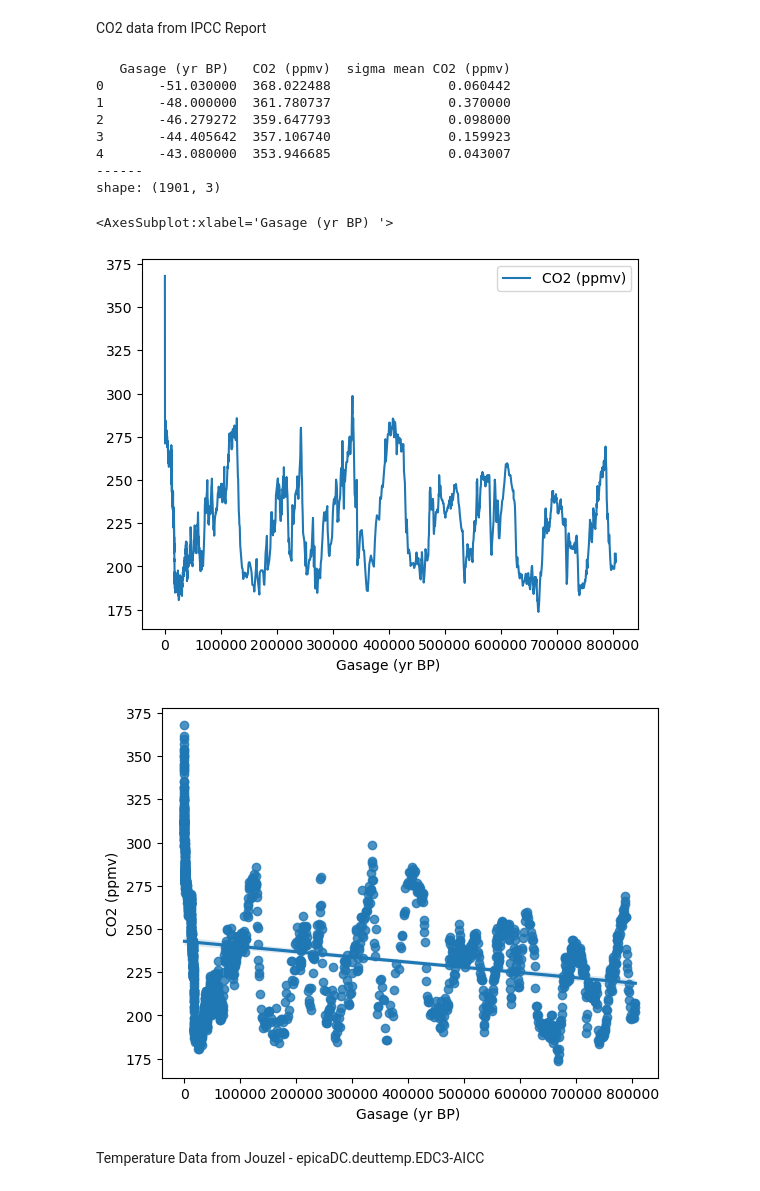
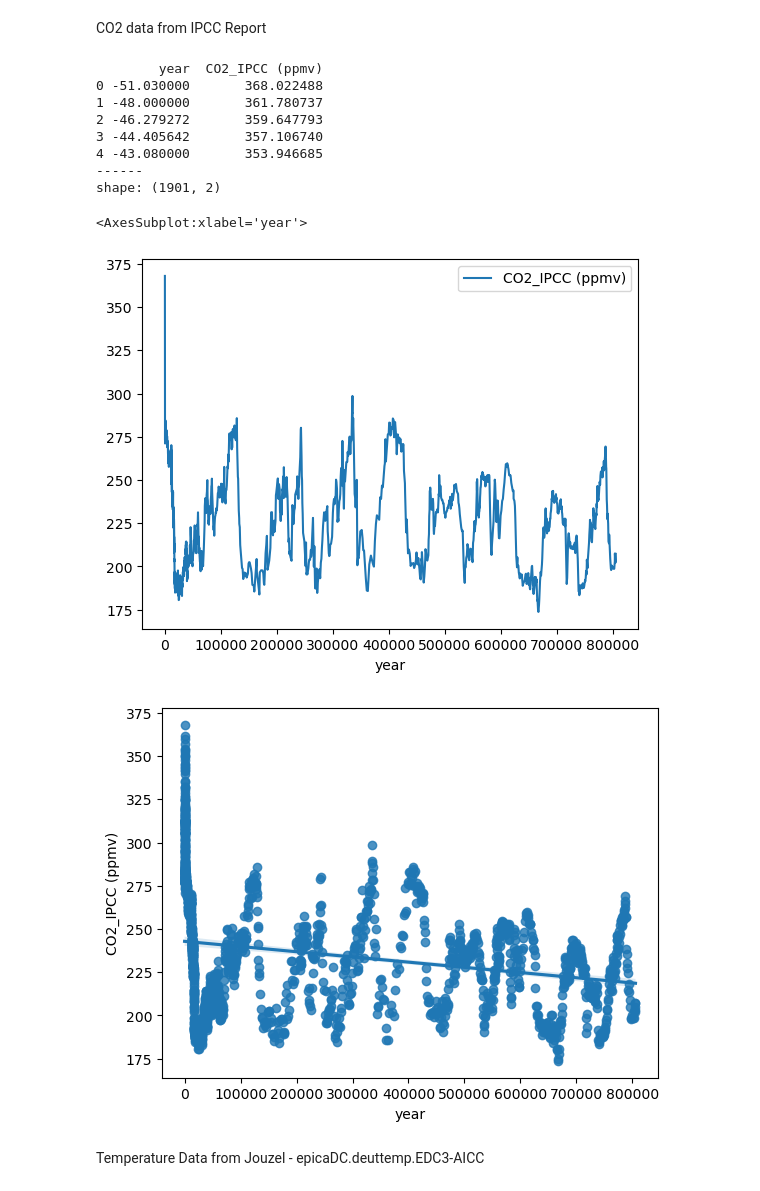
Before and after one commit to OlgaKnut/Programming-for-Data-Analysis-Project-2, a Jupyter notebook: pfda_project_2.ipynb, the cells around one changed output. Cells and saved outputs as stored; diff of their text form; code cells hidden in the pictures.

```diff
--- a/pfda_project_2.ipynb
+++ b/pfda_project_2.ipynb
@@ -49,29 +48,33 @@ CO2 data from IPCC Report
 # %%
 url = 'CO2 data from IPCC Report .xls'
 CO2_IPCC_df = pd.read_excel(url, sheet_name='CO2 Composite', skiprows=14)
+CO2_IPCC_df.drop('sigma mean CO2 (ppmv)', axis=1, inplace=True)
+
+CO2_IPCC_df.rename(columns={'Gasage (yr BP) ': 'year',
+'CO2 (ppmv)': 'CO2_IPCC (ppmv)'}, inplace=True)
 # %%
 print(CO2_IPCC_df.head())
 print("------")
 print("shape:", CO2_IPCC_df.shape)
 # %% [output]
-   Gasage (yr BP)   CO2 (ppmv)  sigma mean CO2 (ppmv)
-0       -51.030000  368.022488               0.060442
-1       -48.000000  361.780737               0.370000
-2       -46.279272  359.647793               0.098000
-3       -44.405642  357.106740               0.159923
-4       -43.080000  353.946685               0.043007
+        year  CO2_IPCC (ppmv)
+0 -51.030000       368.022488
+1 -48.000000       361.780737
+2 -46.279272       359.647793
+3 -44.405642       357.106740
+4 -43.080000       353.946685
 ------
-shape: (1901, 3)
+shape: (1901, 2)
 # %%
 
-CO2_IPCC_df.plot(x="Gasage (yr BP) ", y="CO2 (ppmv)")
+CO2_IPCC_df.plot(x="year", y="CO2_IPCC (ppmv)")
 # %% [output]
-<AxesSubplot:xlabel='Gasage (yr BP) '>
+<AxesSubplot:xlabel='year'>
-[figure, old version]
+[figure, new version]
 # %%
-sns.regplot(x="Gasage (yr BP) ", y="CO2 (ppmv)", data= CO2_IPCC_df)
+sns.regplot(x="year", y="CO2_IPCC (ppmv)", data= CO2_IPCC_df)
 plt.show()
 # %% [output]
-[figure, old version]
+[figure, new version]
 # %% [markdown]
 Temperature Data from Jouzel - epicaDC.deuttemp.EDC3-AICC
```
Also changed, not shown: parts of 25 cells of this notebook, 1 other file.
